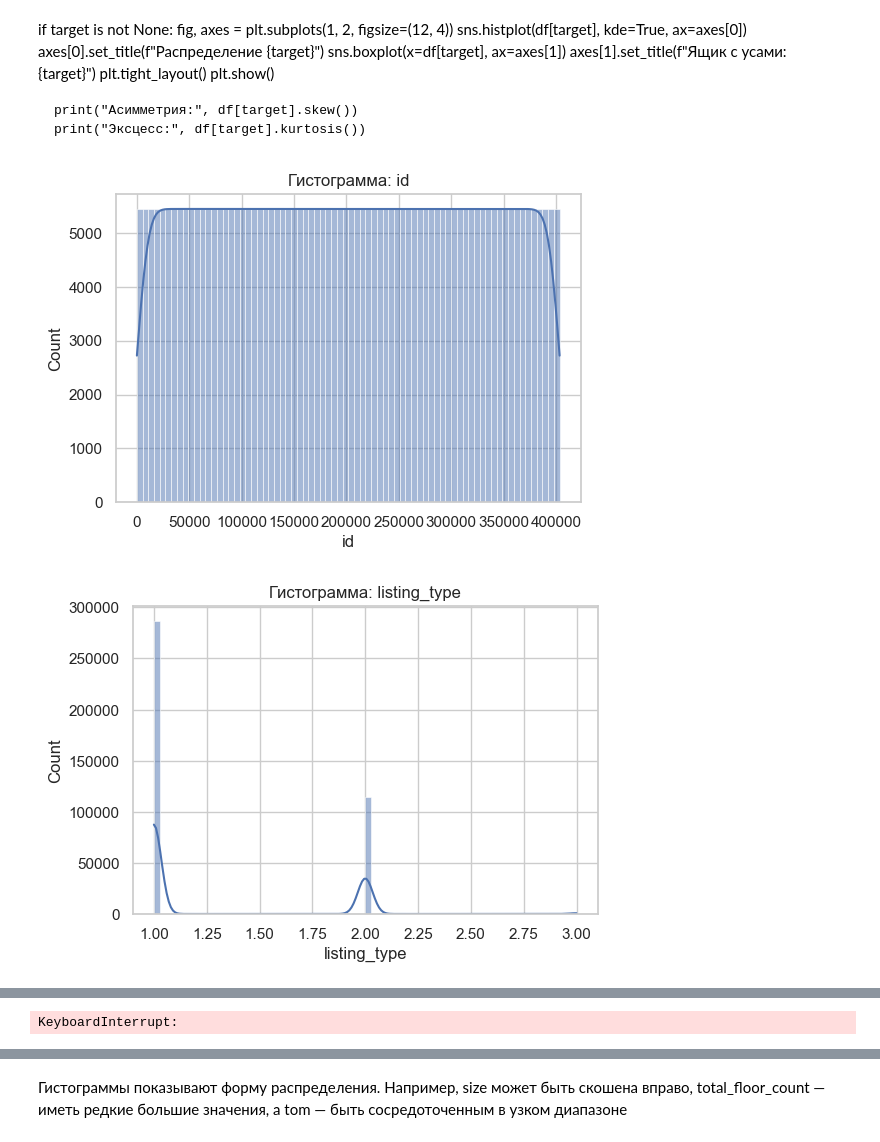
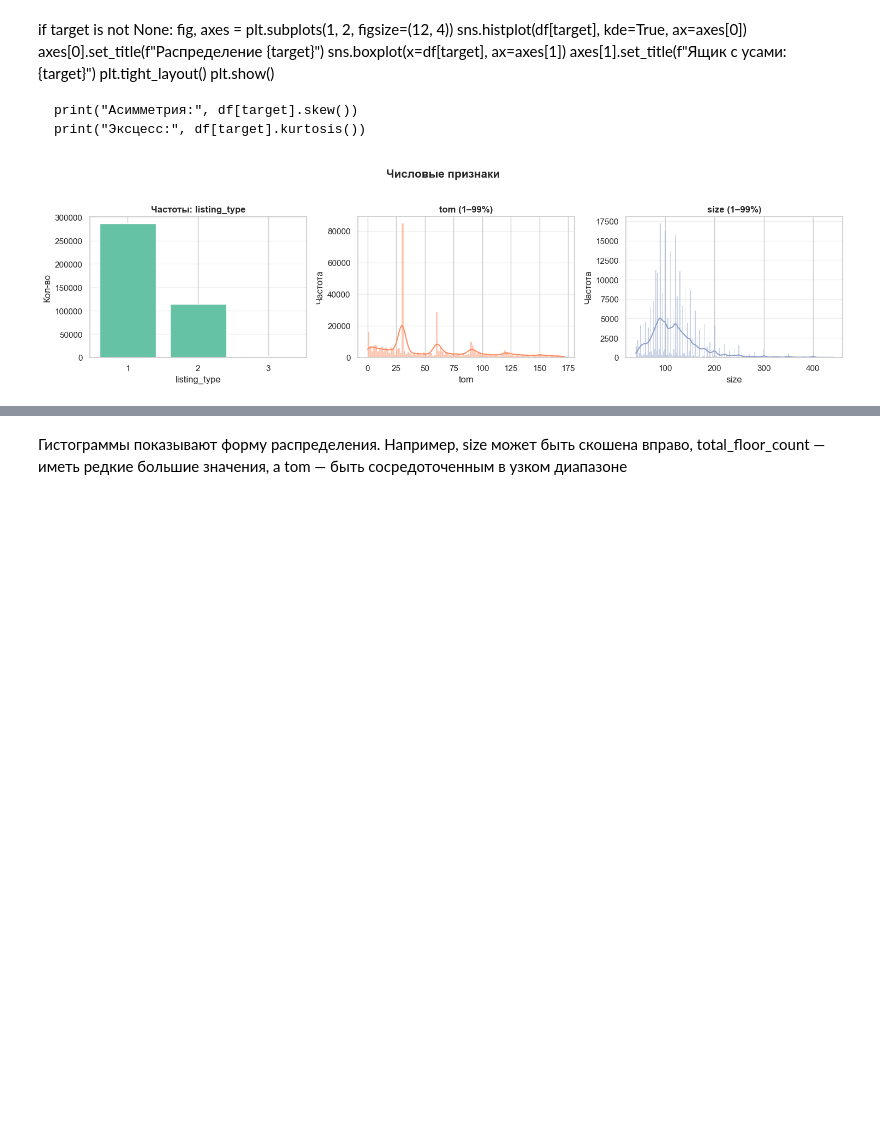
Before and after one commit to velvetrobe/Turkish_real_estate_machine, a Jupyter notebook: real_estate.ipynb, the cells around one changed output, grey strips where cells are left out. Drawn from its saved outputs; the diff is of its cells as text; code cells hidden in the pictures; blank space fills up the shorter version.

```diff
--- a/real_estate.ipynb
+++ b/real_estate.ipynb
@@ -172,13 +187,33 @@ if target is not None:
     print("Асимметрия:", df[target].skew())
     print("Эксцесс:", df[target].kurtosis())
 # %%
-for col in num_cols:
-    if col == target:
-        continue
-    plt.figure(figsize=(6, 4))
-    sns.histplot(df[col].dropna(), kde=True)
-    plt.title(f"Гистограмма: {col}")
-    plt.show()
+plot_cols = [c for c in num_cols if c not in (target, "id", "furnished")]
+
+fig, axes = plt.subplots(1, len(plot_cols), figsize=(5 * len(plot_cols), 4))
+if len(plot_cols) == 1:
+    axes = [axes]
+
+palette = sns.color_palette("Set2", len(plot_cols))
+
+for ax, col, color in zip(axes, plot_cols, palette):
+    s = df[col].dropna()
+    if s.nunique() <= 20:
+        counts = s.value_counts().sort_index()
+        ax.bar(counts.index.astype(str), counts.values, color=color, edgecolor="white")
+        ax.set_title(f"Частоты: {col}", fontsize=12, fontweight="bold")
+        ax.set_ylabel("Кол-во")
+    else:
+        lo, hi = s.quantile([0.01, 0.99])
+        s_clip = s[(s >= lo) & (s <= hi)]
+        sns.histplot(s_clip, kde=True, ax=ax, color=color, edgecolor="white")
+        ax.set_title(f"{col} (1–99%)", fontsize=12, fontweight="bold")
+        ax.set_ylabel("Частота")
+
+    ax.grid(axis="y", alpha=0.3)
+    ax.set_xlabel(col)
+
+plt.suptitle("Числовые признаки", fontsize=15, fontweight="bold", y=1.03)
+plt.tight_layout()
+plt.show()
 # %% [output]
-[figure, old version]
+[figure, new version]
-[figure, removed]
@@ -186 +219,0 @@ for col in num_cols:
-KeyboardInterrupt:
```
Also changed, not shown: parts of 22 cells of this notebook, 23 other files.
